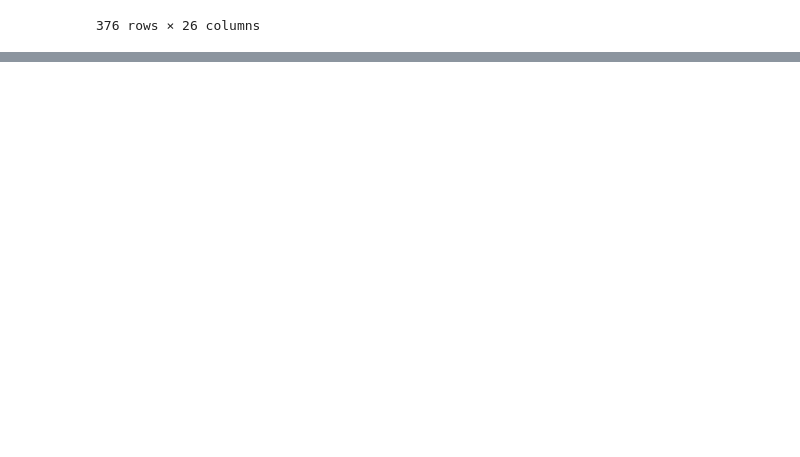
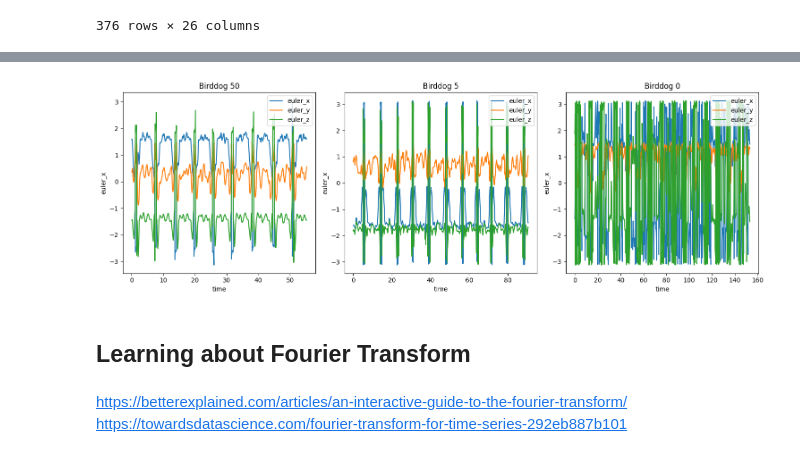
Before and after one commit to KelKi3/Exercise_Recognition, a Jupyter notebook: notebooks/motion_prediction_EDA.ipynb, the cells around one changed output, grey strips where cells are left out. Saved outputs shown, nothing was run; the diff lists cells and outputs as text; code cells hidden in the pictures; blank space fills up the shorter version.

```diff
--- a/notebooks/motion_prediction_EDA.ipynb
+++ b/notebooks/motion_prediction_EDA.ipynb
@@ -148,0 +265,35 @@ armraise_dataframes[50]
+# %%
+#plotting euler angles birddog
+
+fig, axes = plt.subplots(1, 3, figsize=(15, 5))
+
+# Plot for armraise_dataframes[50]
+sns.lineplot(data=birddog_dataframes[50], x="time", y="euler_x", label="euler_x", ax=axes[0])
+sns.lineplot(data=birddog_dataframes[50], x="time", y="euler_y", label="euler_y", ax=axes[0])
+sns.lineplot(data=birddog_dataframes[50], x="time", y="euler_z", label="euler_z", ax=axes[0])
+axes[0].set_title('Birddog 50')
+axes[0].legend(loc='upper right', bbox_to_anchor=(1, 1))  # Adjust the bbox_to_anchor
+
+# Plot for armraise_dataframes[5]
+sns.lineplot(data=birddog_dataframes[5], x="time", y="euler_x", label="euler_x", ax=axes[1])
+sns.lineplot(data=birddog_dataframes[5], x="time", y="euler_y", label="euler_y", ax=axes[1])
+sns.lineplot(data=birddog_dataframes[5], x="time", y="euler_z", label="euler_z", ax=axes[1])
+axes[1].set_title('Birddog 5')
+axes[1].legend(loc='upper right', bbox_to_anchor=(1, 1))  # Adjust the bbox_to_anchor
+
+# Plot for armraise_dataframes[0]
+sns.lineplot(data=birddog_dataframes[0], x="time", y="euler_x", label="euler_x", ax=axes[2])
+sns.lineplot(data=birddog_dataframes[0], x="time", y="euler_y", label="euler_y", ax=axes[2])
+sns.lineplot(data=birddog_dataframes[0], x="time", y="euler_z", label="euler_z", ax=axes[2])
+axes[2].set_title('Birddog 0')
+axes[2].legend(loc='upper right', bbox_to_anchor=(1, 1))  # Adjust the bbox_to_anchor
+
+plt.tight_layout()
+plt.show()
+# %% [output]
+[figure, added]
+# %% [markdown]
+## Learning about Fourier Transform
+# %% [markdown]
+https://betterexplained.com/articles/an-interactive-guide-to-the-fourier-transform/ \
+https://towardsdatascience.com/fourier-transform-for-time-series-292eb887b101
```
Also changed, not shown: parts of 11 cells of this notebook.
